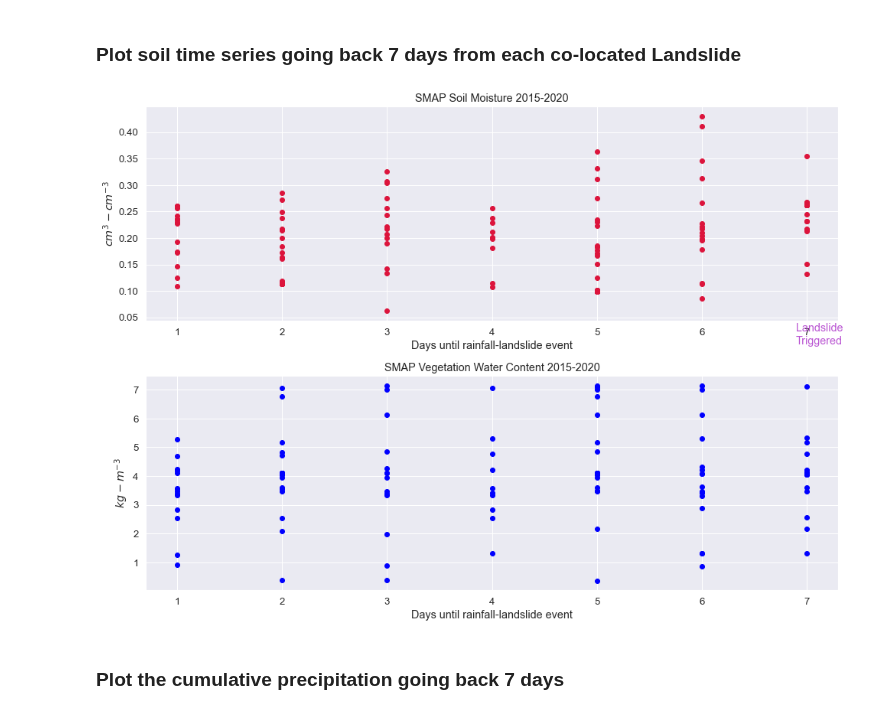
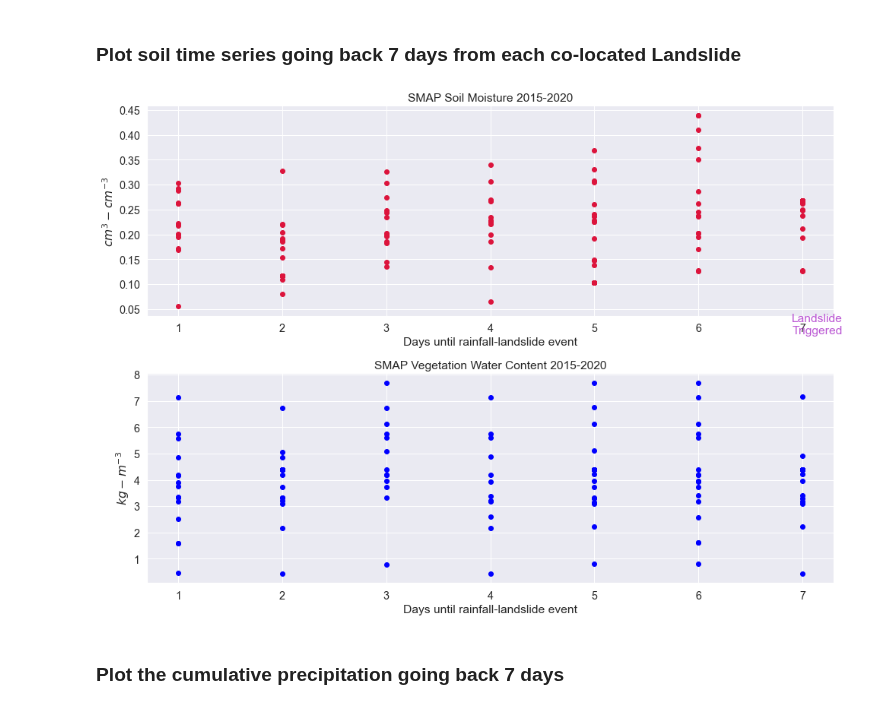
Before and after one commit to jacquiewitte/capstone-landslides-soilmoisture, a Jupyter notebook: landslide_precip_soilm.ipynb, the cells around one changed output. Saved outputs shown, nothing was run; the diff lists cells and outputs as text; code cells hidden in the pictures.

```diff
--- a/landslide_precip_soilm.ipynb
+++ b/landslide_precip_soilm.ipynb
@@ -20,7 +20,7 @@ import warnings
 warnings.filterwarnings('ignore')
 
 # Prettier plotting with seaborn
-sns.set(font_scale=1.3, style="whitegrid")
+sns.set(font_scale=1.3)
 # %%
 def read_smap(filepath, index):
     """
@@ -66,7 +113,6 @@ glc_file = os.path.join(et.io.HOME,
                         'data', 'capstone',
                         'landslide', 'nasa_global_landslide_catalog_point.csv')
 
-os.path.exists(glc_file)
 glc = pd.read_csv(glc_file)
 
 glc_co = glc[(glc['country_code'] == 'US') & (
@@ -77,14 +123,15 @@ glc_co = glc[(glc['country_code'] == 'US') & (
                 glc['landslide_trigger'] != 'other')              & (
                 glc['landslide_trigger'] != 'unknown')
             ]
-# covert to datetime
+# convert to pandas datetime
 glc_co['date'] = pd.to_datetime(glc_co['event_date'])
 glc_co = glc_co.set_index('date').sort_index()
-glc_co_gt2015 = glc_co[glc_co.index > '2015-01-01']
+glc_co_gt2015 = glc_co[glc_co.index > '2015-04-01']
 
 print(glc_co_gt2015.shape)
 print(np.unique(glc_co_gt2015['landslide_trigger']))
 print(glc_co_gt2015.columns)
+#glc_co_gt2015.describe()
 # %% [output]
 (39, 31)
 ['continuous_rain' 'downpour' 'rain']
@@ -116,10 +154,15 @@ glc_co_gt2015.describe()
 data_dir = os.path.join(et.io.HOME,
                         'earth-analytics',
                         'data', 'capstone')
-smap_files = sorted(glob(os.path.join(data_dir, 'smap_l2', '*.h5')))
+smap_files = sorted(glob(os.path.join(data_dir, 'smap_9km', '*.h5')))
 
 gpm_files = sorted(glob(os.path.join(data_dir, 'gpm', '*nc4')))
 
-print(smap_files[0:3])
-print(gpm_files[0:3])
+esa_files = sorted(glob(os.path.join(data_dir, 'esa_soil_moisture',
+                                     '*ACTIVE*nc')))
+
+# Print a sample as a sanity check
+print(os.path.exists(smap_files[0]))
+print(os.path.exists(gpm_files[0]))
+print(os.path.exists(esa_files[0]))
 # %% [output]
@@ -141,10 +187,12 @@ print(gpm_files[0:3])
 # Reshape to dimensions of the SMAP data above
 sm_data, date = read_smap(smap_files[1], 24)
 
-lats = np.fromfile(os.path.join(data_dir, 'smap_l2', 'EASE2_M09km.lats.3856x1624x1.double'),
-                      dtype=np.float64).reshape(sm_data.shape)
-lons = np.fromfile(os.path.join(data_dir, 'smap_l2', 'EASE2_M09km.lons.3856x1624x1.double'),
-                      dtype=np.float64).reshape(sm_data.shape)
+lats = np.fromfile(os.path.join(data_dir, 'smap_9km',
+                                'EASE2_M09km.lats.3856x1624x1.double'),
+                   dtype=np.float64).reshape(sm_data.shape)
+lons = np.fromfile(os.path.join(data_dir, 'smap_9km',
+                                'EASE2_M09km.lons.3856x1624x1.double'),
+                   dtype=np.float64).reshape(sm_data.shape)
 sm_data.shape
 # %% [output]
 (1624, 3856)
@@ -263,36 +321,33 @@ landslide_df.head()
 # %% [markdown]
 ### Plot soil time series going back 7 days from each co-located Landslide
 # %%
-sns.set(font_scale=1.2)
-#sns.set(font_scale=1.2, style="whitegrid")
-
 fig, (ax1, ax2) = plt.subplots(nrows=2, ncols=1, figsize=(14, 10))
 
 for id, df in landslide_df.groupby("landslide_id"):
     ax1.plot(df['days-to-landslide'], df['smap_sm'],
             marker='o', linestyle='none', color='crimson')
 
 ax1.set(xlabel='Days until rainfall-landslide event',
        ylabel='$cm^3 - cm^{-3}$',
        title='SMAP Soil Moisture 2015-2020')
 
 ax1.text(6.9, 0.0, 'Landslide\nTriggered', color='mediumorchid', fontsize='medium');
 
 for id, df in landslide_df.groupby("landslide_id"):
     ax2.plot(df['days-to-landslide'], df['veg_water_content'],
             marker='o', linestyle='none', color='blue')
 
 ax2.set(xlabel='Days until rainfall-landslide event',
        ylabel='$kg-m^{-3}$',
        title='SMAP Vegetation Water Content 2015-2020')
 
 plt.tight_layout()
 plt.savefig(os.path.join(et.io.HOME,
             'earth-analytics',
             'capstone-landslides-soilmoisture', 'plots',
             'smap_soilmoisture_timeseries.png'))
 # %% [output]
-[figure, old version]
+[figure, new version]
 # %% [markdown]
 ### Plot the cumulative precipitation going back 7 days
 # %%
```
Also changed, not shown: parts of 18 cells of this notebook.
